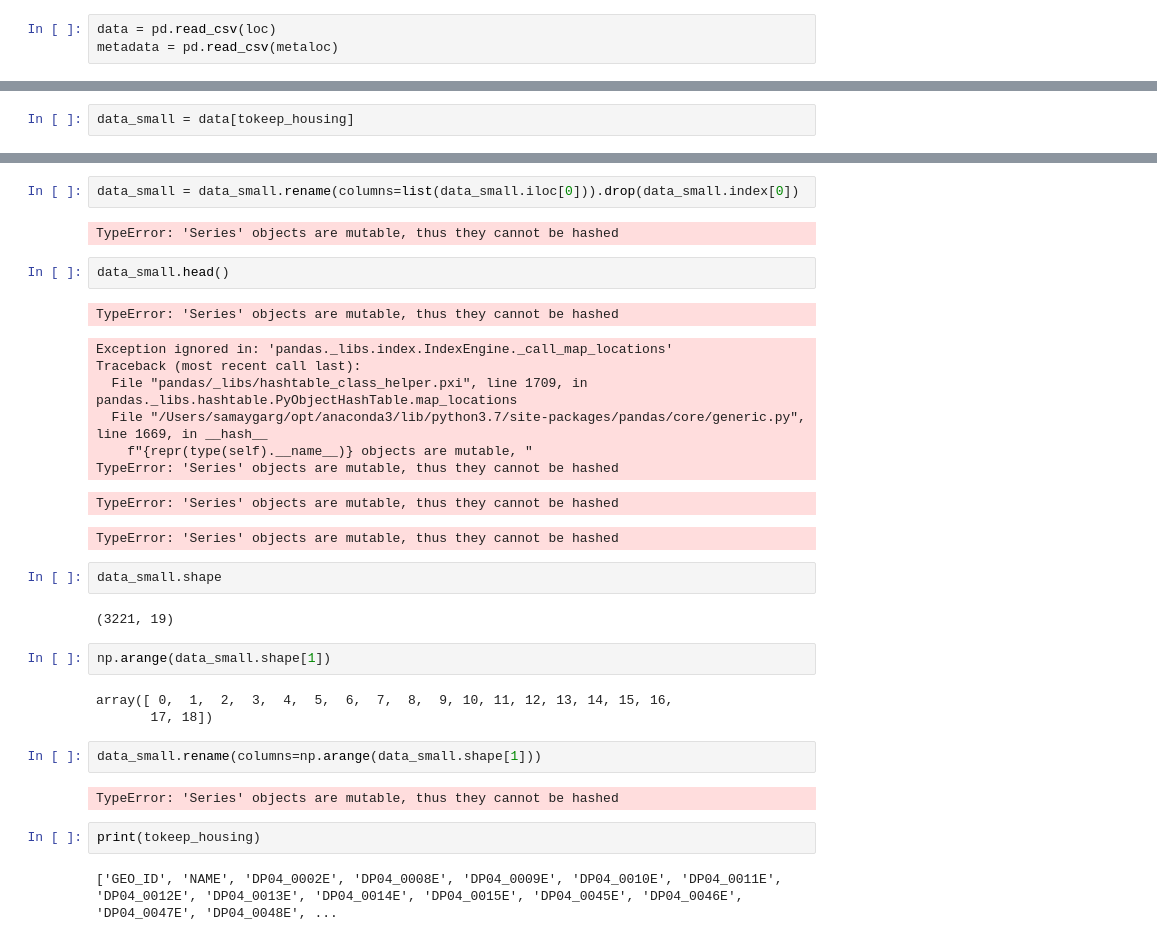
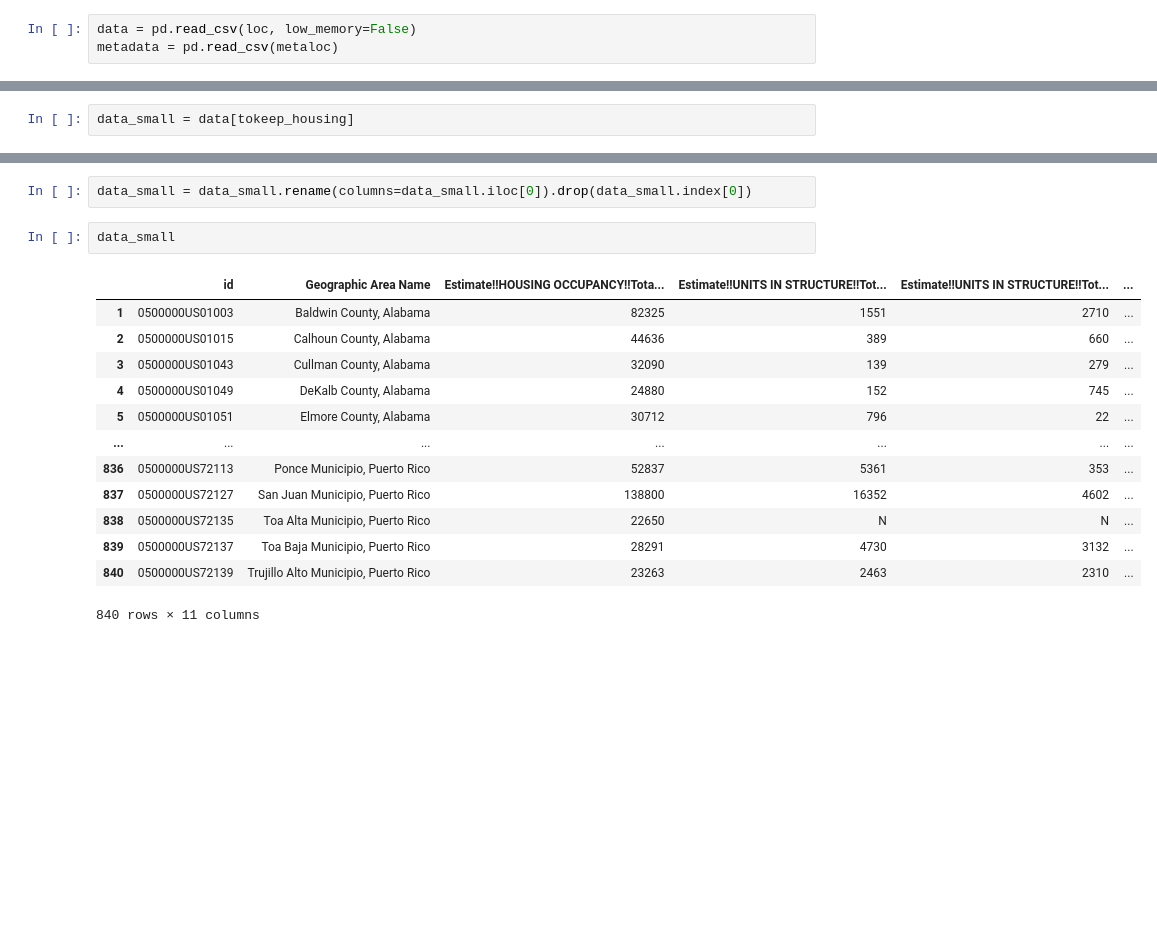
Before and after one commit to samaygarg/evprediction, a Jupyter notebook: cleaning/datacleaning_features.ipynb, the cells around one changed output, grey strips where cells are left out. Drawn from its saved outputs; the diff is of its cells as text; blank space fills up the shorter version.

```diff
--- a/cleaning/datacleaning_features.ipynb
+++ b/cleaning/datacleaning_features.ipynb
@@ -260,7 +260,7 @@ population_all.to_csv(saveloc, index=False)
 # %%
 loc, metaloc = build_loc('housing', 2011)
 # %%
-data = pd.read_csv(loc)
+data = pd.read_csv(loc, low_memory=False)
 metadata = pd.read_csv(metaloc)
 # %%
 data.head()
@@ -332,33 +326,18 @@ data_small.head()
 # %%
-data_small = data_small.rename(columns=list(data_small.iloc[0])).drop(data_small.index[0])
+data_small = data_small.rename(columns=data_small.iloc[0]).drop(data_small.index[0])
-# %% [output]
-TypeError: 'Series' objects are mutable, thus they cannot be hashed
 # %%
-data_small.head()
+data_small
 # %% [output]
+|  | id | Geographic Area Name | Estimate!!HOUSING OCCUPANCY!!Tota... | Estimate!!UNITS IN STRUCTURE!!Tot... | Estimate!!UNITS IN STRUCTURE!!Tot... | ... |
+| 1 | 0500000US01003 | Baldwin County, Alabama | 82325 | 1551 | 2710 | ... |
+| 2 | 0500000US01015 | Calhoun County, Alabama | 44636 | 389 | 660 | ... |
+| 3 | 0500000US01043 | Cullman County, Alabama | 32090 | 139 | 279 | ... |
+| 4 | 0500000US01049 | DeKalb County, Alabama | 24880 | 152 | 745 | ... |
+| 5 | 0500000US01051 | Elmore County, Alabama | 30712 | 796 | 22 | ... |
+| ... | ... | ... | ... | ... | ... | ... |
+| 836 | 0500000US72113 | Ponce Municipio, Puerto Rico | 52837 | 5361 | 353 | ... |
+| 837 | 0500000US72127 | San Juan Municipio, Puerto Rico | 138800 | 16352 | 4602 | ... |
+| 838 | 0500000US72135 | Toa Alta Municipio, Puerto Rico | 22650 | N | N | ... |
+| 839 | 0500000US72137 | Toa Baja Municipio, Puerto Rico | 28291 | 4730 | 3132 | ... |
+| 840 | 0500000US72139 | Trujillo Alto Municipio, Puerto Rico | 23263 | 2463 | 2310 | ... |
-TypeError: 'Series' objects are mutable, thus they cannot be hashed
+840 rows × 11 columns
-Exception ignored in: 'pandas._libs.index.IndexEngine._call_map_locations'
-Traceback (most recent call last):
-  File "pandas/_libs/hashtable_class_helper.pxi", line 1709, in pandas._libs.hashtable.PyObjectHashTable.map_locations
-  File "/Users/samaygarg/opt/anaconda3/lib/python3.7/site-packages/pandas/core/generic.py", line 1669, in __hash__
-    f"{repr(type(self).__name__)} objects are mutable, "
-TypeError: 'Series' objects are mutable, thus they cannot be hashed
-TypeError: 'Series' objects are mutable, thus they cannot be hashed
-TypeError: 'Series' objects are mutable, thus they cannot be hashed
-# %%
-data_small.shape
-# %% [output]
-(3221, 19)
-# %%
-np.arange(data_small.shape[1])
-# %% [output]
-array([ 0,  1,  2,  3,  4,  5,  6,  7,  8,  9, 10, 11, 12, 13, 14, 15, 16,
-       17, 18])
-# %%
-data_small.rename(columns=np.arange(data_small.shape[1]))
-# %% [output]
-TypeError: 'Series' objects are mutable, thus they cannot be hashed
-# %%
-print(tokeep_housing)
-# %% [output]
-['GEO_ID', 'NAME', 'DP04_0002E', 'DP04_0008E', 'DP04_0009E', 'DP04_0010E', 'DP04_0011E', 'DP04_0012E', 'DP04_0013E', 'DP04_0014E', 'DP04_0015E', 'DP04_0045E', 'DP04_0046E', 'DP04_0047E', 'DP04_0048E', ...
```
Also changed, not shown: parts of 18 cells of this notebook, 3 other files.
